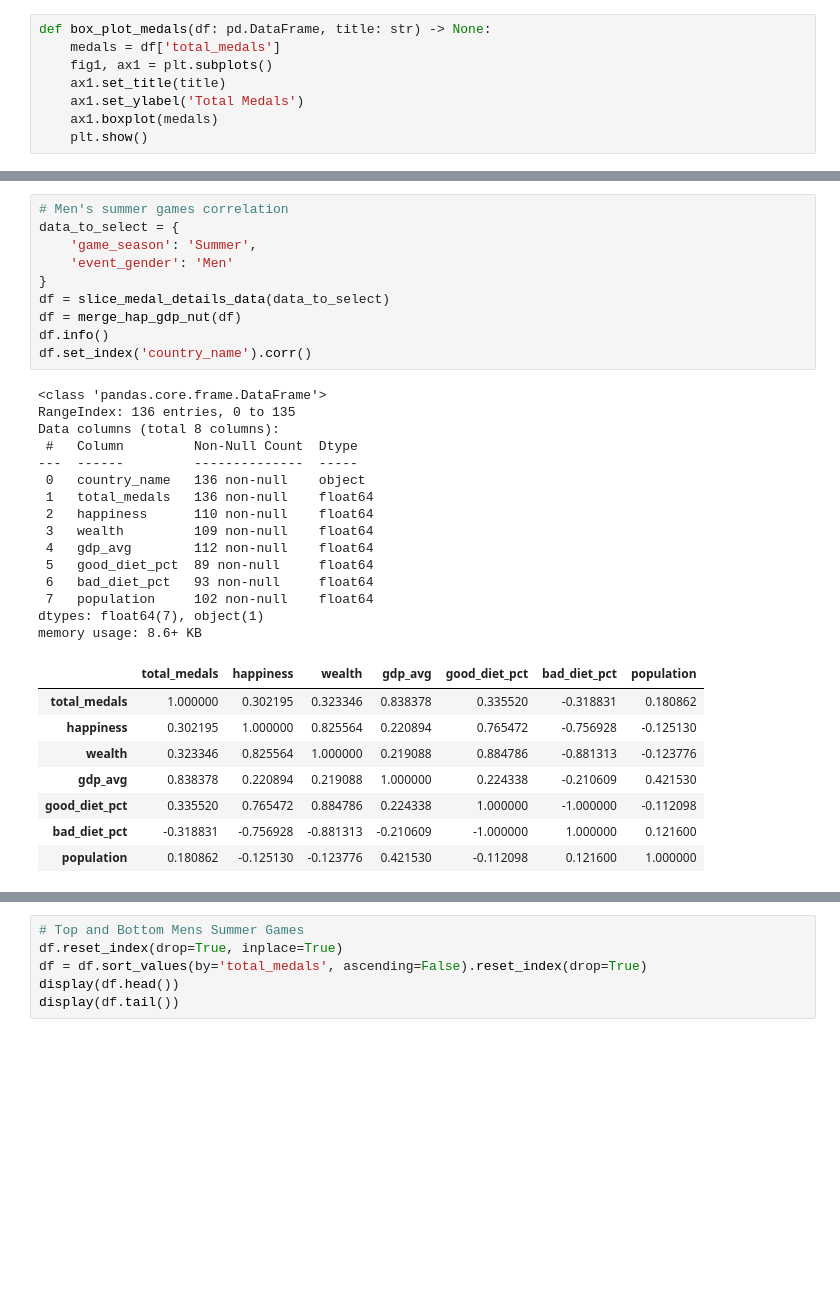
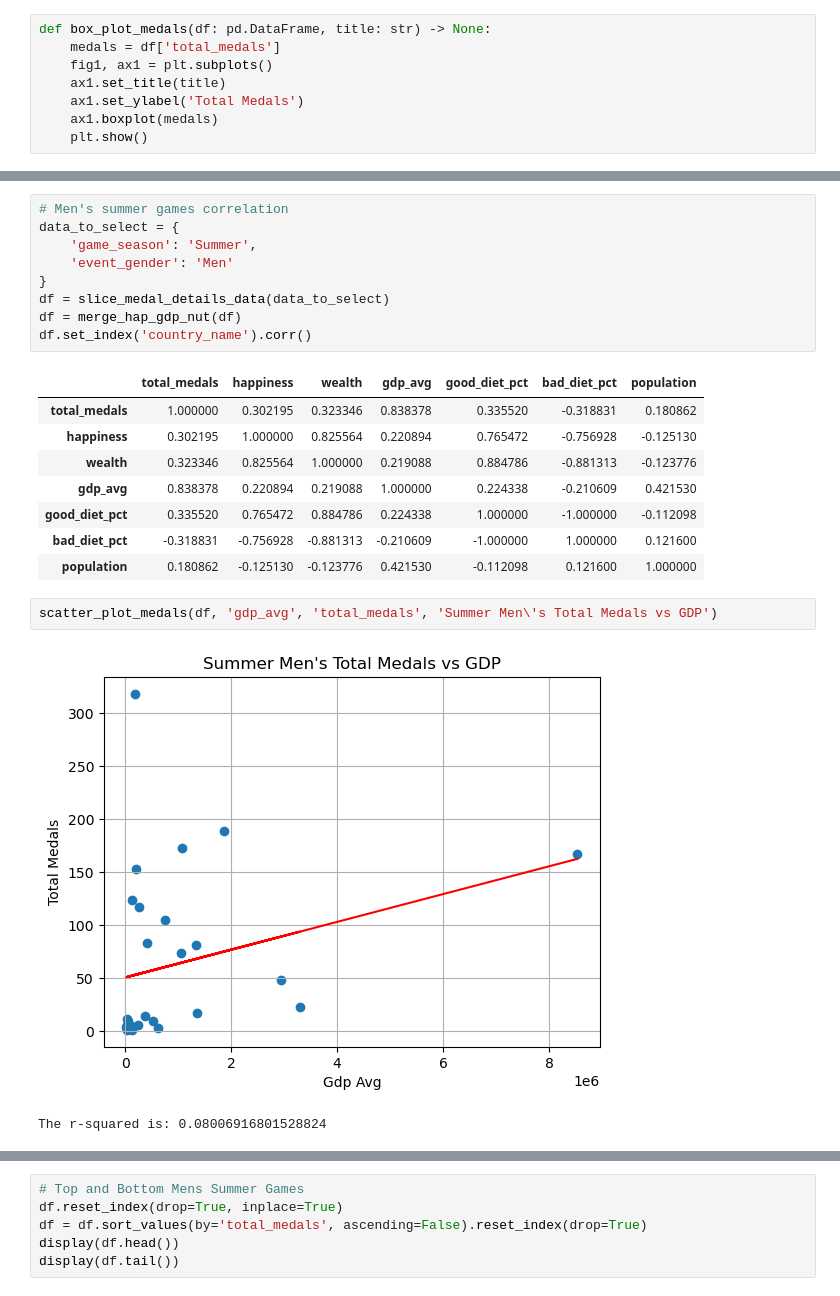
Before and after one commit to JimGile/group3-project1, a Jupyter notebook: src/jg_medal_type_correlation_with_games.ipynb, the cells around one changed output, grey strips where cells are left out. Drawn from its saved outputs; the diff is of its cells as text; blank space fills up the shorter version.

```diff
--- a/src/jg_medal_type_correlation_with_games.ipynb
+++ b/src/jg_medal_type_correlation_with_games.ipynb
@@ -134,24 +145,8 @@ data_to_select = {
 }
 df = slice_medal_details_data(data_to_select)
 df = merge_hap_gdp_nut(df)
-df.info()
 df.set_index('country_name').corr()
 # %% [output]
-<class 'pandas.core.frame.DataFrame'>
-RangeIndex: 136 entries, 0 to 135
-Data columns (total 8 columns):
- #   Column         Non-Null Count  Dtype
----  ------         --------------  -----
- 0   country_name   136 non-null    object
- 1   total_medals   136 non-null    float64
- 2   happiness      110 non-null    float64
- 3   wealth         109 non-null    float64
- 4   gdp_avg        112 non-null    float64
- 5   good_diet_pct  89 non-null     float64
- 6   bad_diet_pct   93 non-null     float64
- 7   population     102 non-null    float64
-dtypes: float64(7), object(1)
-memory usage: 8.6+ KB
 |  | total_medals | happiness | wealth | gdp_avg | good_diet_pct | bad_diet_pct | population |
 | total_medals | 1.000000 | 0.302195 | 0.323346 | 0.838378 | 0.335520 | -0.318831 | 0.180862 |
 | happiness | 0.302195 | 1.000000 | 0.825564 | 0.220894 | 0.765472 | -0.756928 | -0.125130 |
@@ -160,3 +155,8 @@ memory usage: 8.6+ KB
 | good_diet_pct | 0.335520 | 0.765472 | 0.884786 | 0.224338 | 1.000000 | -1.000000 | -0.112098 |
 | bad_diet_pct | -0.318831 | -0.756928 | -0.881313 | -0.210609 | -1.000000 | 1.000000 | 0.121600 |
 | population | 0.180862 | -0.125130 | -0.123776 | 0.421530 | -0.112098 | 0.121600 | 1.000000 |
+# %%
+scatter_plot_medals(df, 'gdp_avg', 'total_medals', 'Summer Men\'s Total Medals vs GDP')
+# %% [output]
+[figure, added]
+The r-squared is: 0.08006916801528824
```
Also changed, not shown: parts of 25 cells of this notebook.
